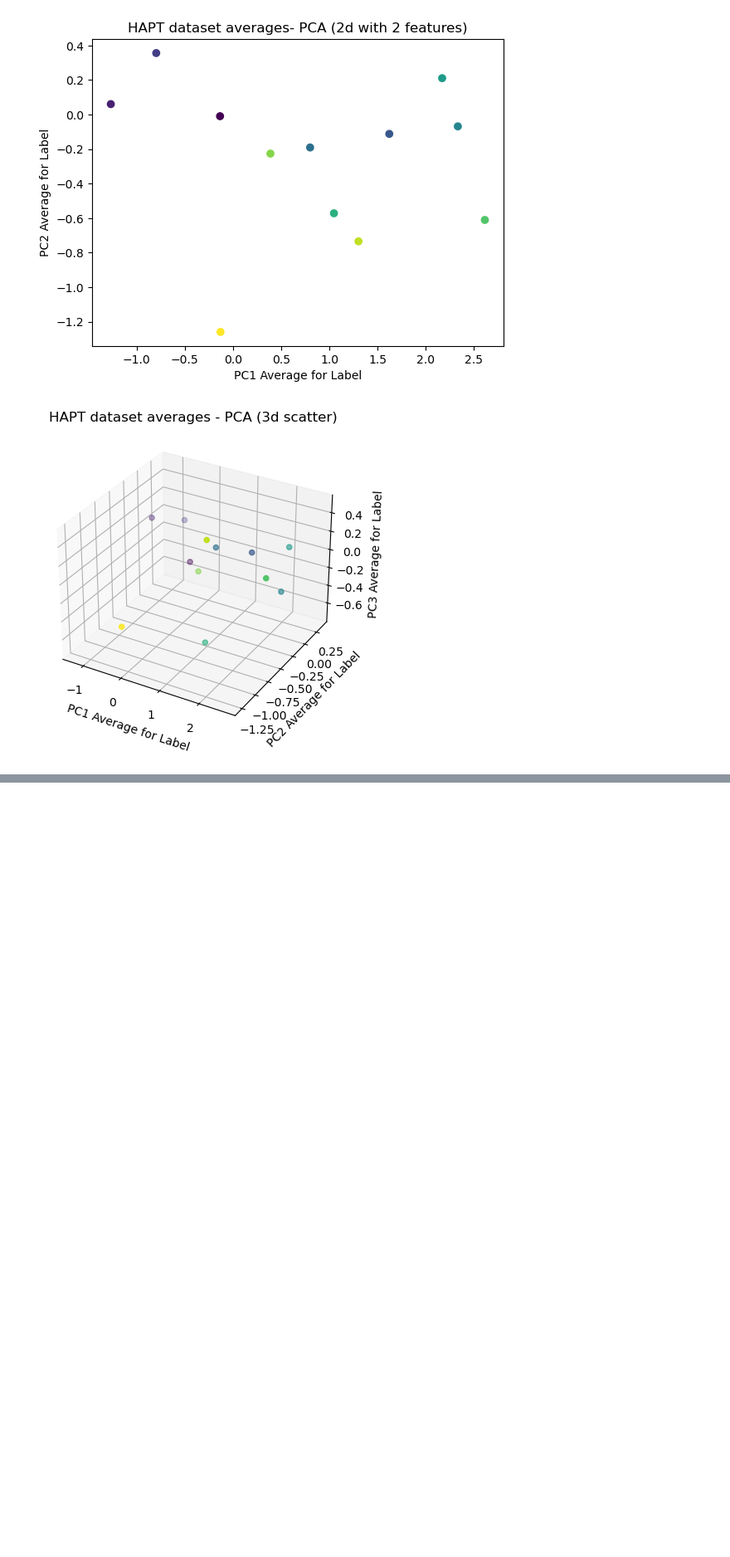
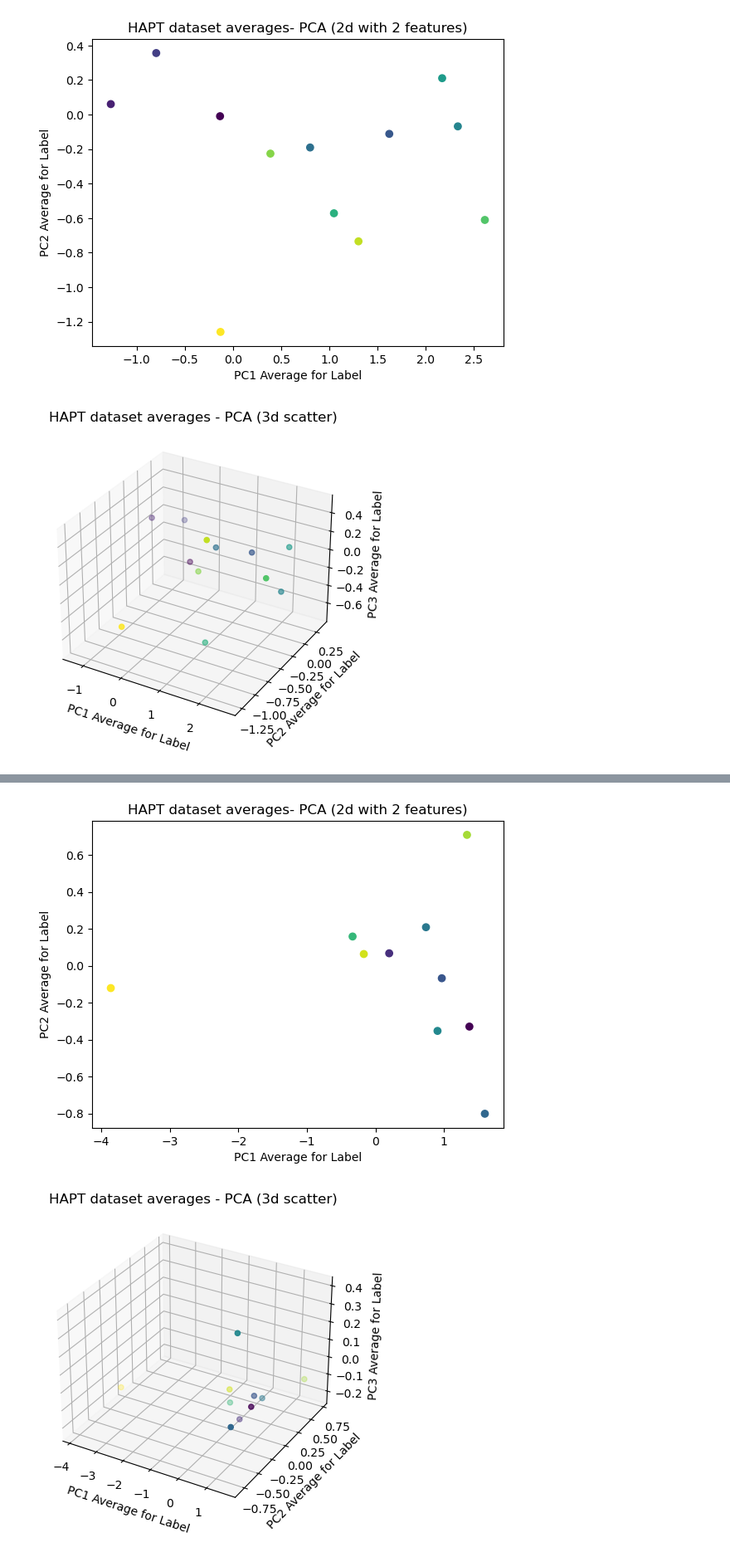
Before and after one commit to jayceeuzo/HAPT_auto_viz, a Jupyter notebook: hapt.ipynb, the cells around one changed output, grey strips where cells are left out. Shown at 83% size. Drawn from its saved outputs; the diff is of its cells as text; code cells hidden in the pictures; blank space fills up the shorter version.

```diff
--- a/hapt.ipynb
+++ b/hapt.ipynb
@@ -237,0 +279,34 @@ plt.show()
+# %%
+#### PLOTTING THE AVERAGES
+
+
+# PLOT 5 - HAPT dataset averages - PCA (2d)
+
+plot = plt.scatter(subjects_clean_averages['pca_feature_0'],
+           subjects_clean_averages['pca_feature_1'],
+           c=subjects_clean_averages['subject_id'])
+plt.xlabel('PC1 Average for Label')
+plt.ylabel('PC2 Average for Label')
+plt.title('HAPT dataset averages- PCA (2d with 2 features)')
+
+
+
+
+# PLOT 6 - HAPT dataset - PCA (3d scatter)
+
+fig = plt.figure()
+ax = fig.add_subplot(111, projection='3d')
+
+
+ax.scatter(subjects_clean_averages['pca_feature_0'],
+           subjects_clean_averages['pca_feature_1'],
+           subjects_clean_averages['pca_feature_2'],
+           c=subjects_clean_averages['subject_id'])
+ax.set_xlabel('PC1 Average for Label')
+ax.set_ylabel('PC2 Average for Label')
+ax.set_zlabel('PC3 Average for Label')
+ax.set_title('HAPT dataset averages - PCA (3d scatter)')
+plt.show()
+# %% [output]
+[figure, added]
+[figure, added]
```
Also changed, not shown: parts of 4 cells of this notebook.
